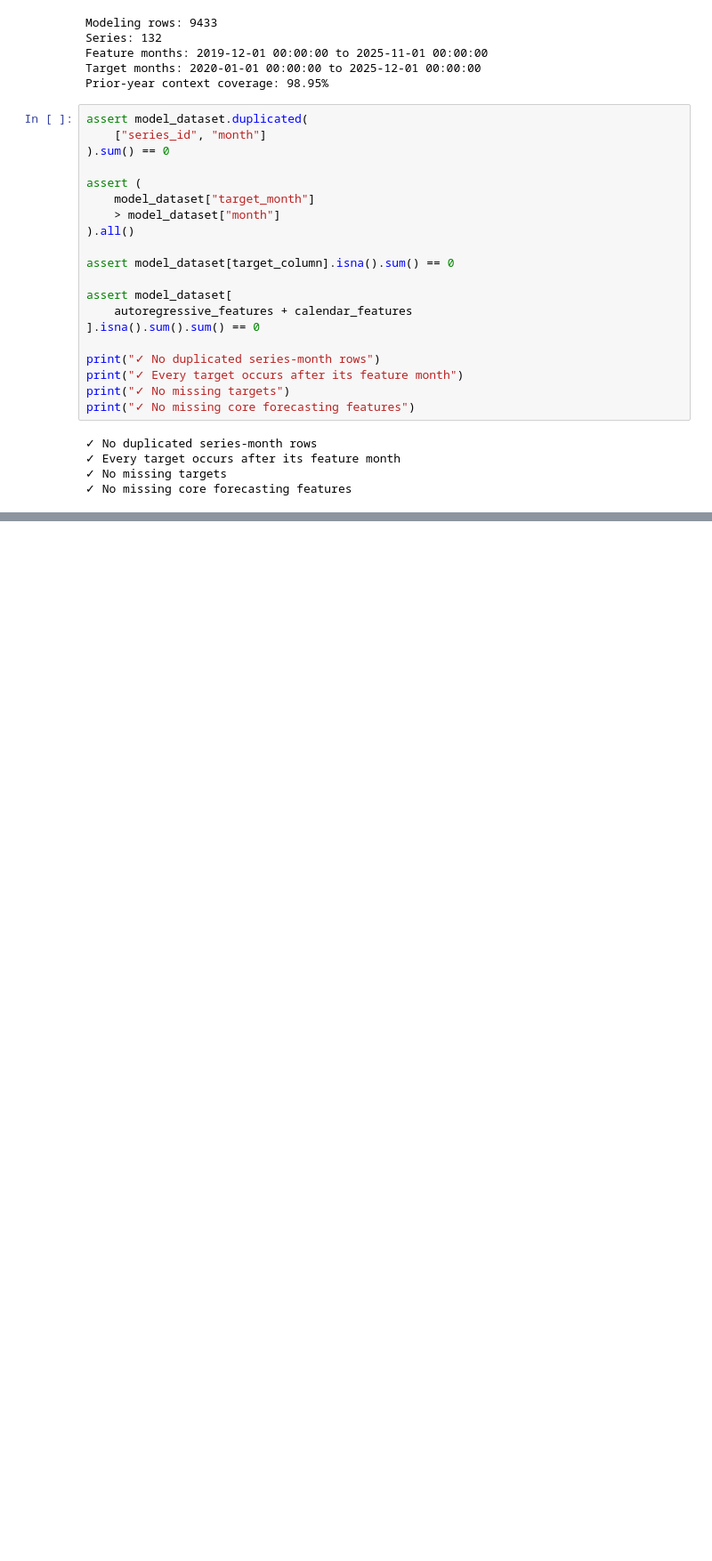
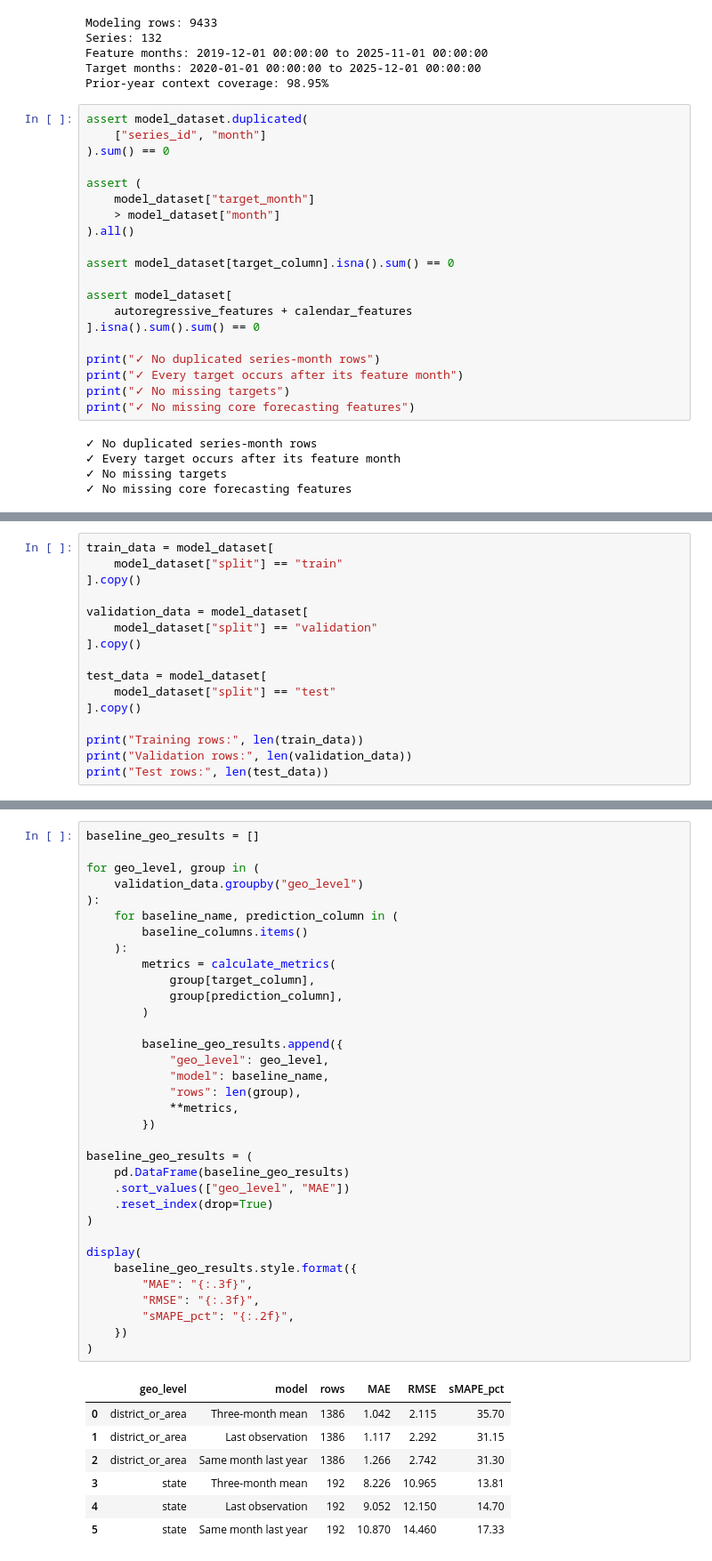
Before and after one commit to Nadsyuhamus/Databladez_Tourism, a Jupyter notebook: 01_data_audit.ipynb, the cells around one changed output, grey strips where cells are left out. Shown at 89% size. Saved outputs shown, nothing was run; the diff lists cells and outputs as text; blank space fills up the shorter version.

Commit message:
Commit: Add temporal splits and forecasting baselines

```diff
--- a/01_data_audit.ipynb
+++ b/01_data_audit.ipynb
@@ -1011,0 +1107,16 @@ display(
+# %%
+train_data = model_dataset[
+    model_dataset["split"] == "train"
+].copy()
+
+validation_data = model_dataset[
+    model_dataset["split"] == "validation"
+].copy()
+
+test_data = model_dataset[
+    model_dataset["split"] == "test"
+].copy()
+
+print("Training rows:", len(train_data))
+print("Validation rows:", len(validation_data))
+print("Test rows:", len(test_data))
@@ -1011,0 +1240,42 @@ display(
+# %%
+baseline_geo_results = []
+
+for geo_level, group in (
+    validation_data.groupby("geo_level")
+):
+    for baseline_name, prediction_column in (
+        baseline_columns.items()
+    ):
+        metrics = calculate_metrics(
+            group[target_column],
+            group[prediction_column],
+        )
+
+        baseline_geo_results.append({
+            "geo_level": geo_level,
+            "model": baseline_name,
+            "rows": len(group),
+            **metrics,
+        })
+
+baseline_geo_results = (
+    pd.DataFrame(baseline_geo_results)
+    .sort_values(["geo_level", "MAE"])
+    .reset_index(drop=True)
+)
+
+display(
+    baseline_geo_results.style.format({
+        "MAE": "{:.3f}",
+        "RMSE": "{:.3f}",
+        "sMAPE_pct": "{:.2f}",
+    })
+)
+# %% [output]
+|  | geo_level | model | rows | MAE | RMSE | sMAPE_pct |
+| 0 | district_or_area | Three-month mean | 1386 | 1.042 | 2.115 | 35.70 |
+| 1 | district_or_area | Last observation | 1386 | 1.117 | 2.292 | 31.15 |
+| 2 | district_or_area | Same month last year | 1386 | 1.266 | 2.742 | 31.30 |
+| 3 | state | Three-month mean | 192 | 8.226 | 10.965 | 13.81 |
+| 4 | state | Last observation | 192 | 9.052 | 12.150 | 14.70 |
+| 5 | state | Same month last year | 192 | 10.870 | 14.460 | 17.33 |
```
Also changed, not shown: parts of 9 cells of this notebook.
